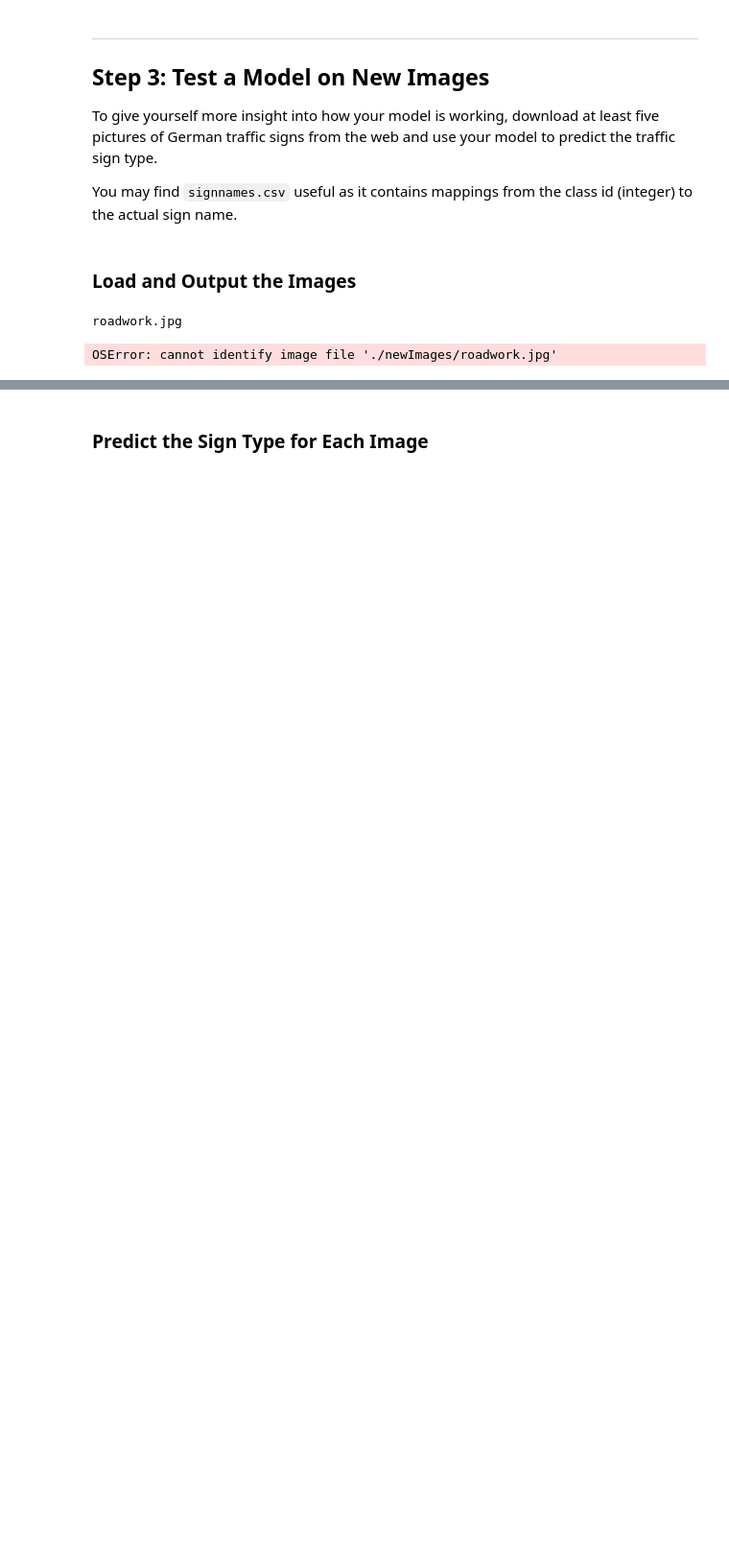
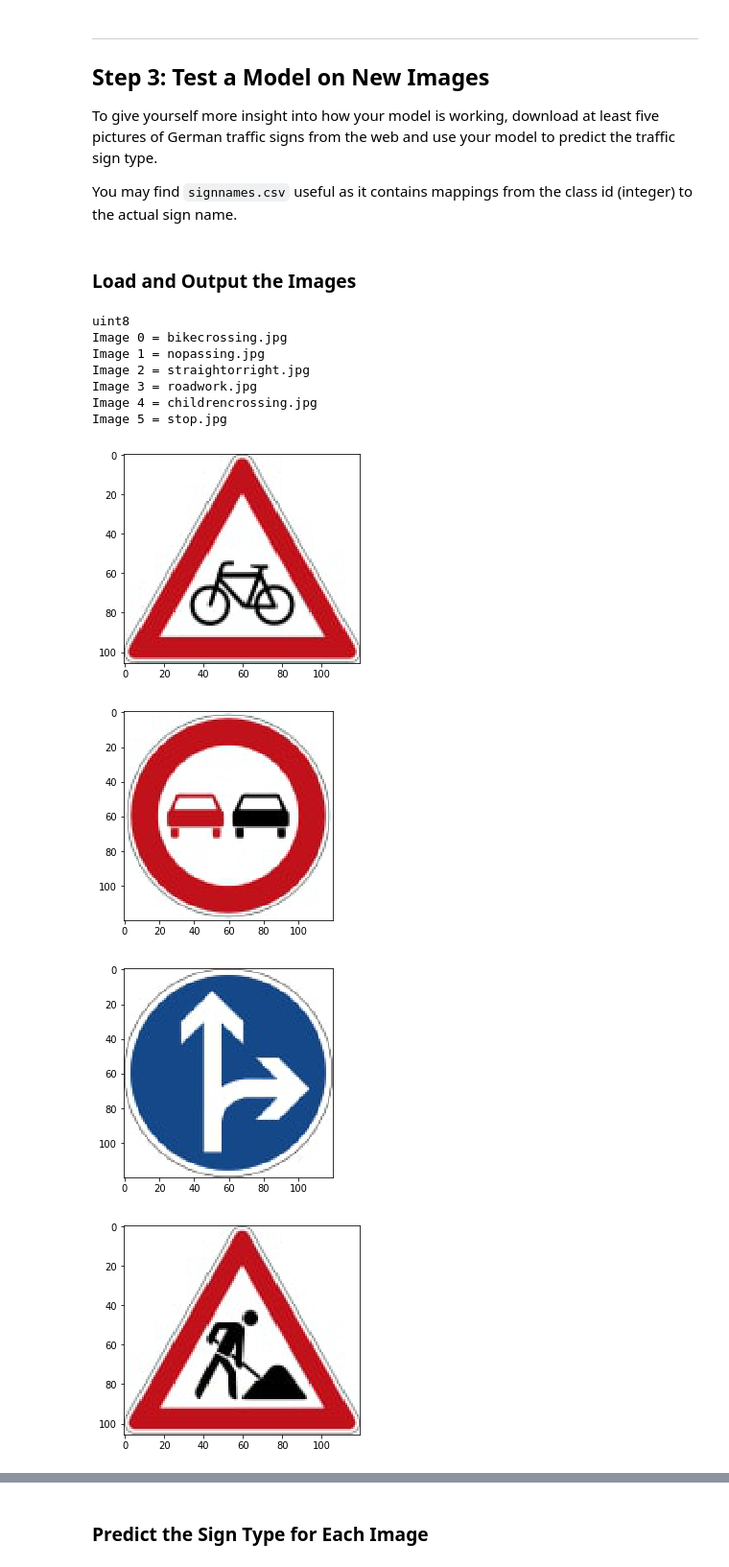
Before and after one commit to anvth/CarND-Traffic-Sign-Classifier-Project, a Jupyter notebook: Traffic_Sign_Classifier.ipynb, the cells around one changed output, grey strips where cells are left out. Shown at 96% size. Saved outputs shown, nothing was run; the diff lists cells and outputs as text; code cells hidden in the pictures; blank space fills up the shorter version.

```diff
--- a/Traffic_Sign_Classifier.ipynb
+++ b/Traffic_Sign_Classifier.ipynb
@@ -194,10 +194,10 @@ X_test = (X_test.astype(np.float32)-f128)/f128
 ### Feel free to use as many code cells as needed.
 import tensorflow as tf
 
-EPOCHS = 1
+EPOCHS = 40
 BATCH_SIZE = 128
 rate = 0.001
-dropout = .75  # keep_prob for dropout layers
+dropout = .5  # keep_prob for dropout layers
 
 from tensorflow.contrib.layers import flatten
 
@@ -391,13 +369,0 @@ def plot_newImage_3C(n_row,n_col,X):
-# %%
-import os
-newdata = []
-for name in os.listdir("./newImages/"):
-    print(name)
-    newdata.append(process_newimage_file("./newImages/"+name))
-    print(newdata)
-# newdata = [process_newimage_file("./newImages/"+name) for name in os.listdir("./newImages/")]
-namenewdata = [name for name in os.listdir("./newImages/")]
-newdata = np.array(newdata ,dtype = np.float32)
-# %% [output]
-roadwork.jpg
-OSError: cannot identify image file './newImages/roadwork.jpg'
@@ -405,0 +370,45 @@ plot_newImage_3C(5,5,newdata+.5)
+# %%
+import random
+# Numeric key corresponding to a certain sign type, as found in signnames.csv
+# numeric_key = 29
+# select_from_array = X_train[y_train == numeric_key]
+# index = random.randint(0,len(select_from_array))
+# sample_image = select_from_array[index].squeeze()
+# plt.figure(figsize=(1,1))
+# plt.imshow(sample_image)
+
+import matplotlib.image as mpimg
+import scipy.misc as scms
+
+n_images_web = 6
+
+X_test_web = np.zeros((n_images_web,32,32,3),dtype=np.uint8)
+print(X_test_web.dtype)
+
+dir = './newImages/'
+names = ['bikecrossing.jpg', 'nopassing.jpg','straightorright.jpg',\
+         'roadwork.jpg',\
+         'childrencrossing.jpg', 'stop.jpg']
+
+Y_test_web = np.array([29,9,36,25,28,14,])
+
+for name,i in zip(names,range(0,6)):
+    image = mpimg.imread(dir+name)
+    print("Image {} = {}".format(i,name))
+    plt.figure()
+    plt.imshow(image)
+    # Resize to 32x32 and store in the array of test data
+    resized_image = scms.imresize(image,(32,32,3))
+    X_test_web[i] = resized_image
+# %% [output]
+uint8
+Image 0 = bikecrossing.jpg
+Image 1 = nopassing.jpg
+Image 2 = straightorright.jpg
+Image 3 = roadwork.jpg
+Image 4 = childrencrossing.jpg
+Image 5 = stop.jpg
+[figure, added]
+[figure, added]
+[figure, added]
+[figure, added]
```
Also changed, not shown: parts of 10 cells of this notebook, 7 other files.
